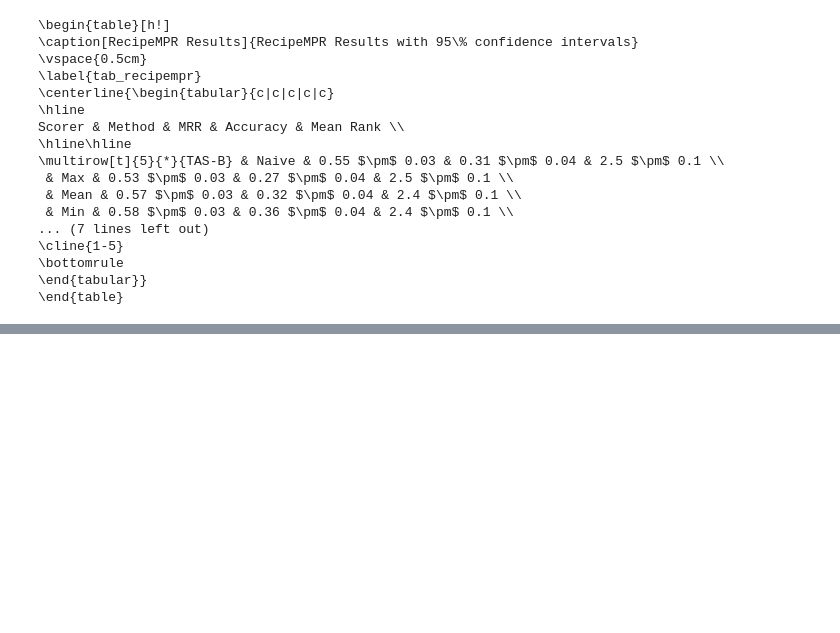
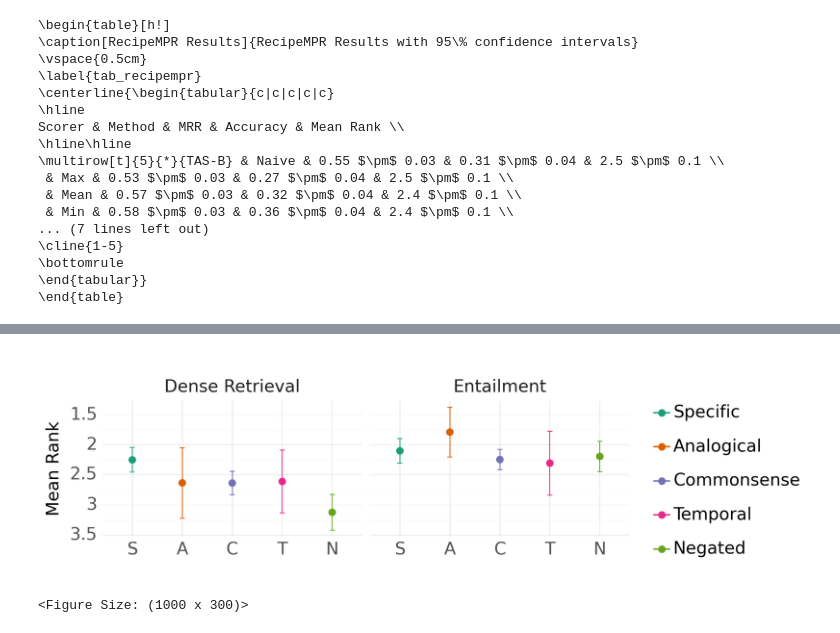
Before and after one commit to baronet2/marir, a Jupyter notebook: RecipeMPR/20_compare_algorithms.ipynb, the cells around one changed output, grey strips where cells are left out. Drawn from its saved outputs; the diff is of its cells as text; code cells hidden in the pictures; blank space fills up the shorter version.

Commit message:
Results by query type

```diff
--- a/RecipeMPR/20_compare_algorithms.ipynb
+++ b/RecipeMPR/20_compare_algorithms.ipynb
@@ -389,3 +389,12 @@ Scorer & Method & MRR & Accuracy & Mean Rank \\
 \bottomrule
 \end{tabular}}
 \end{table}
+# %%
+query_types = (
+    pd.concat([recipe_mpr["query"], recipe_mpr["query_type"].apply(pd.Series)], axis = 1)
+    .melt(id_vars = "query", var_name = "query_type")
+    .query("value == 1")
+    .drop(columns = ['value'])
+)
+
+query_types
@@ -391,0 +415,31 @@ Scorer & Method & MRR & Accuracy & Mean Rank \\
+# %%
+p = (
+    ranks
+    .merge(query_types)
+    .groupby(['method', 'scorer', 'query_type'])
+    ['rank'].agg(['mean', moe_mean])
+    .reset_index()
+    .assign(
+        method = lambda d: pd.Categorical(d.method.replace({'prod': 'product'}).str.capitalize(), categories = ['Naive', 'Max', 'Mean', 'Min', 'Product']),
+        scorer = lambda d: d.scorer.str.capitalize().replace({'Dense': 'Dense Retrieval'})
+    )
+    .sort_values('mean', ascending=False).drop_duplicates(['scorer', 'query_type']) # Keep best-performing method for each query type
+    .reset_index()
+    .pipe(ggplot, aes(y = 'mean', x = 'reorder(query_type, mean)', group = 'scorer', color = 'reorder(query_type, mean)')) +
+    facet_wrap("scorer", scales = "free_x") +
+    geom_point(size = 3) +
+    geom_errorbar(aes(ymin = "mean - moe_mean", ymax = "mean + moe_mean"), width = 0.1) +
+    theme_minimal() +
+    scale_color_brewer(type="qual", palette="Dark2") +
+    labs(y = "Mean Rank", x = "", color = "", linetype="") +
+    theme(figure_size=(10, 3), text=element_text(size=16), legend_entry_spacing_y=16) +
+    scale_y_reverse() +
+    scale_x_discrete(labels = lambda x: [s[0] for s in x])
+)
+
+p.save("RecipeMPR Results by Query Type.png")
+
+p
+# %% [output]
+[figure, added]
+<Figure Size: (1000 x 300)>
```
Also changed, not shown: parts of 1 cell of this notebook, 1 other file.
